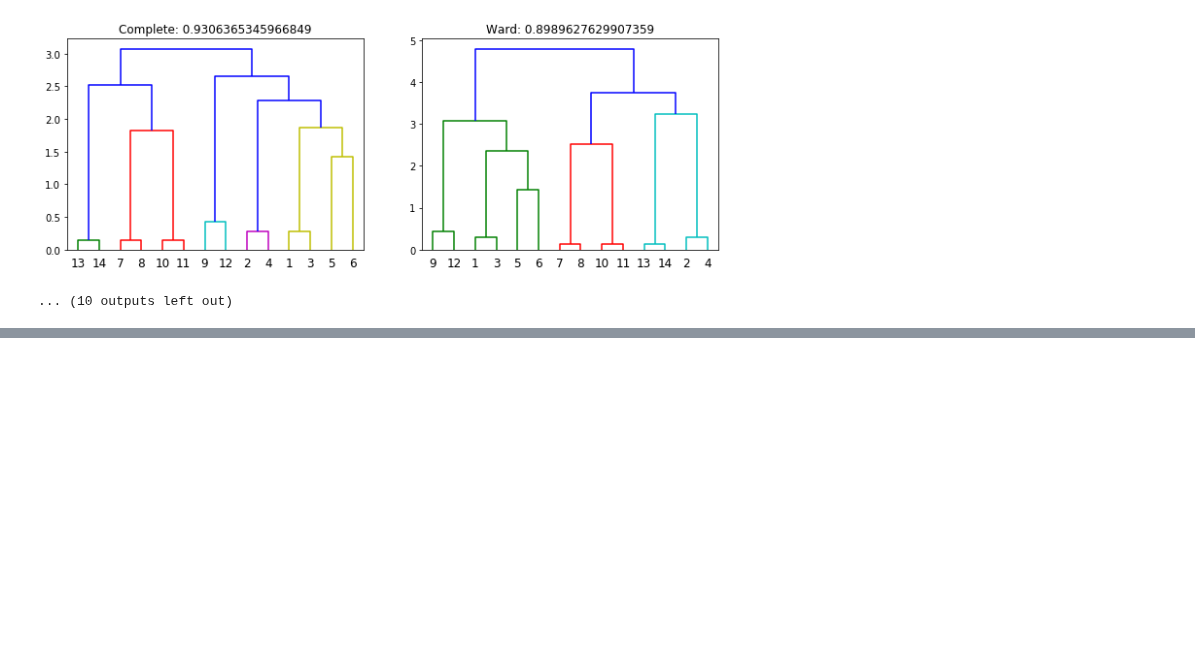
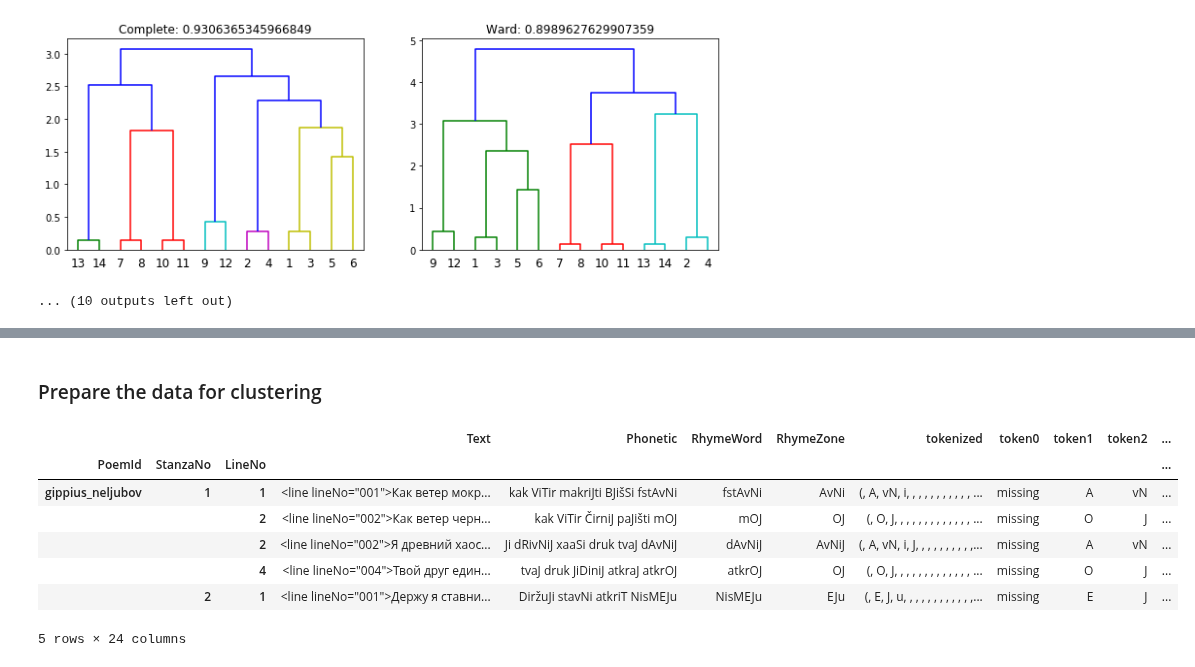
Before and after one commit to Data-Science-for-Linguists-2019/russian_rhyme, a Jupyter notebook: dev/progress_report_4.ipynb, the cells around one changed output, grey strips where cells are left out. Drawn from its saved outputs; the diff is of its cells as text; code cells hidden in the pictures; blank space fills up the shorter version.

```diff
--- a/dev/progress_report_4.ipynb
+++ b/dev/progress_report_4.ipynb
@@ -536,0 +596,28 @@ Eo.1   6        1       Латынь из моды вышла ныне:       nI
+# %% [markdown]
+### Prepare the data for clustering
+# %%
+df_gippius_neljubov = pd.DataFrame(all_lines, columns=["PoemId", "StanzaNo", "LineNo", "Text"])
+df_gippius_neljubov["Phonetic"] = trans_vec(df_gippius_neljubov["Text"])
+df_gippius_neljubov["RhymeWord"] = df_gippius_neljubov["Phonetic"].str.split().str[-1]
+df_gippius_neljubov["RhymeZone"] = df_gippius_neljubov["RhymeWord"].apply(remove_pretonic_segments)
+df_gippius_neljubov["tokenized"] = [x[0] for x in df_gippius_neljubov["RhymeZone"].str.
+                   findall(r"(.?)([AEIOU])([^aeiou]*)([aeiou]?)([^aeiou]*)([aeiou]?)([^aeiou]*)([aeiou]?)([^aeiou]*)([aeiou]?)([^aeiou]*)([aeiou]?)([^aeiou]*)([aeiou]?)([^aeiou]*)([aeiou]?)([^aeiou]*)([aeiou]?)")]
+i = 0
+while pd.np.count_nonzero([item[i] for item in df_gippius_neljubov["tokenized"]]) > 0:
+    df_gippius_neljubov["token" + str(i)] = [item[i] for item in df_gippius_neljubov["tokenized"]]
+    i += 1
+tokenheaders = df_gippius_neljubov.filter(regex="^token\d").columns
+df_gippius_neljubov[tokenheaders] = df_gippius_neljubov[tokenheaders].replace(r'^$', "missing", regex=True) # replace empty strings with specific value; inplace doesn't work (?)
+dummy = pd.get_dummies(df_gippius_neljubov, columns=df_gippius_neljubov.filter(regex="^token\d").columns, drop_first=True)
+df_gippius_neljubov = df_gippius_neljubov.merge(dummy, on=["PoemId", "StanzaNo", "LineNo", "Text", "Phonetic", "RhymeWord", "RhymeZone", "tokenized"])
+df_gippius_neljubov.set_index(["PoemId", "StanzaNo", "LineNo"], inplace=True)
+df_gippius_neljubov.head()
+# %% [output]
+|  |  |  | Text | Phonetic | RhymeWord | RhymeZone | tokenized | token0 | token1 | token2 | ... |
+| PoemId | StanzaNo | LineNo |  |  |  |  |  |  |  |  | ... |
+| gippius_neljubov | 1 | 1 | <line lineNo="001">Как ветер мокр... | kak ViTir makriJti BJišSi fstAvNi | fstAvNi | AvNi | (, A, vN, i, , , , , , , , , , , ... | missing | A | vN | ... |
+|  |  | 2 | <line lineNo="002">Как ветер черн... | kak ViTir ČirniJ paJišti mOJ | mOJ | OJ | (, O, J, , , , , , , , , , , , , ... | missing | O | J | ... |
+|  |  | 2 | <line lineNo="002">Я древний хаос... | Ji dRivNiJ xaaSi druk tvaJ dAvNiJ | dAvNiJ | AvNiJ | (, A, vN, i, J, , , , , , , , , ,... | missing | A | vN | ... |
+|  |  | 4 | <line lineNo="004">Твой друг един... | tvaJ druk JiDiniJ atkraJ atkrOJ | atkrOJ | OJ | (, O, J, , , , , , , , , , , , , ... | missing | O | J | ... |
+|  | 2 | 1 | <line lineNo="001">Держу я ставни... | DiržuJi stavNi atkriT NisMEJu | NisMEJu | EJu | (, E, J, u, , , , , , , , , , , ,... | missing | E | J | ... |
+5 rows × 24 columns
```
Also changed, not shown: parts of 9 cells of this notebook.
